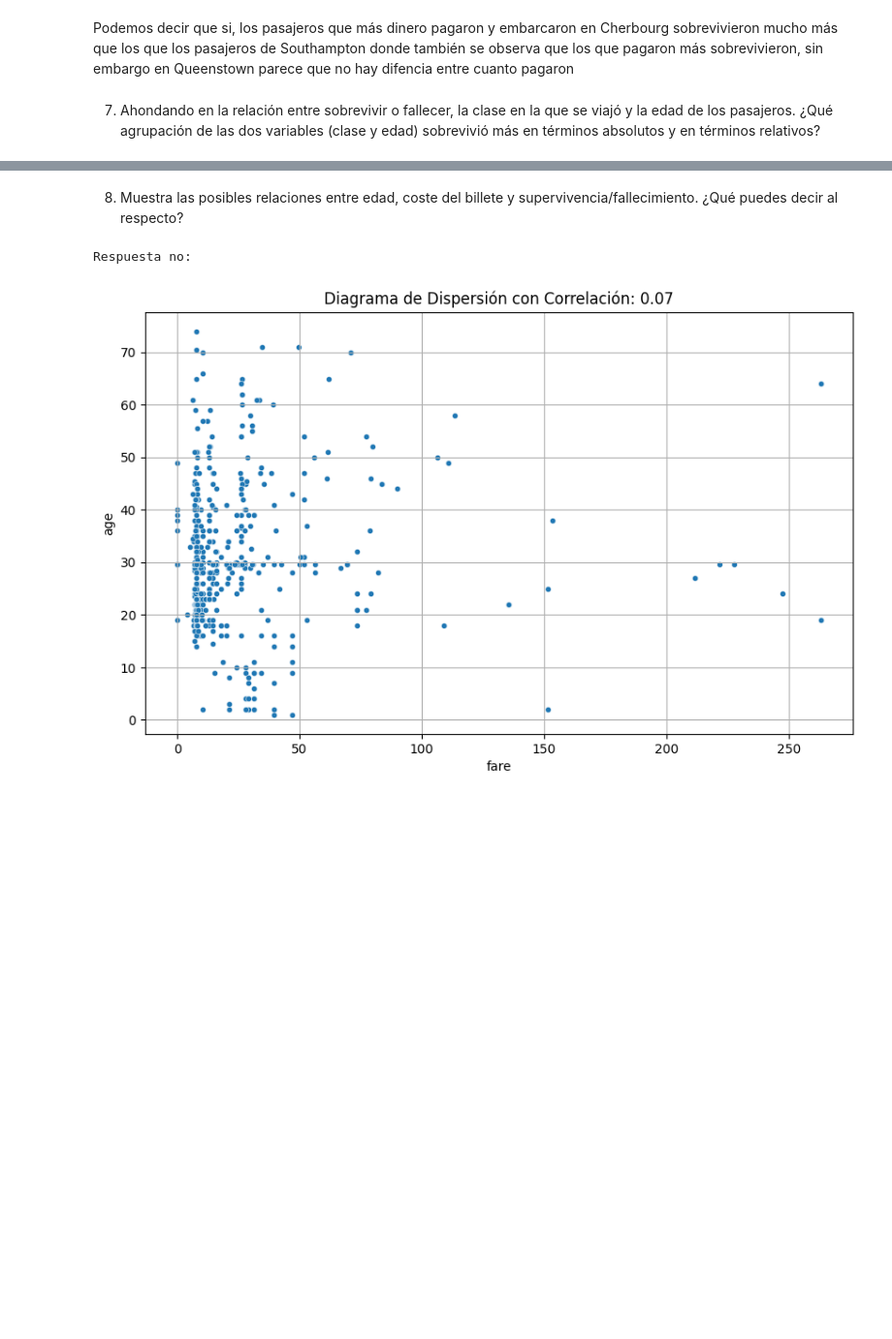
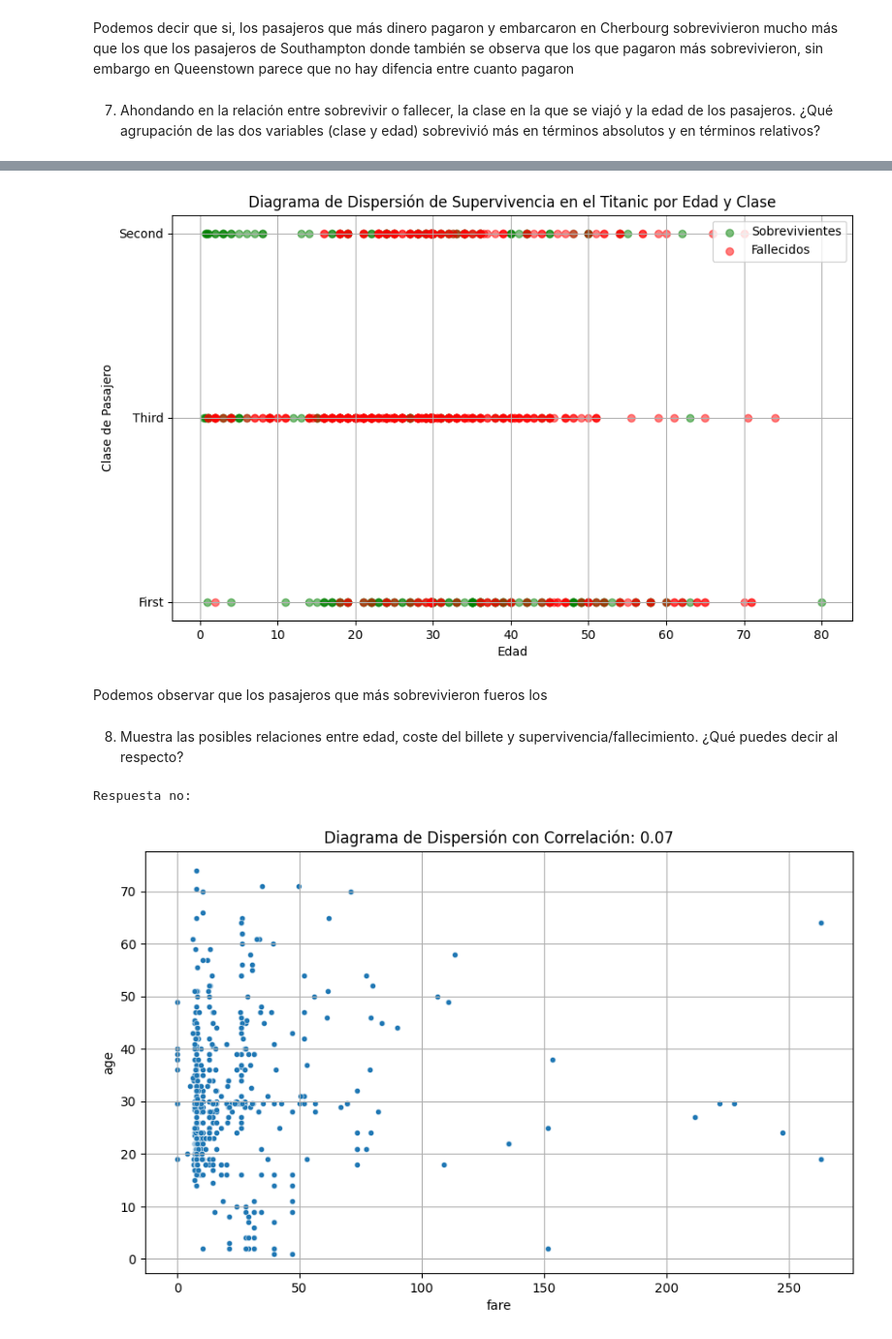
Before and after one commit to nessapatino/ONLINE_DS_THEBRIDGE_VANEPATINO, a Jupyter notebook: Sprint_07/Unidad_02/Practica_Obligatoria/18_Practica_Obligatoria_Multivariante.ipynb, the cells around one changed output, grey strips where cells are left out. Shown at 97% size. Saved outputs shown, nothing was run; the diff lists cells and outputs as text; code cells hidden in the pictures; blank space fills up the shorter version.

```diff
--- a/Sprint_07/Unidad_02/Practica_Obligatoria/18_Practica_Obligatoria_Multivariante.ipynb
+++ b/Sprint_07/Unidad_02/Practica_Obligatoria/18_Practica_Obligatoria_Multivariante.ipynb
@@ -309,3 +309,23 @@ a[(a['alive'] == 'yes') & (a['conteo'] > 1)].sort_values('conteo', ascending=Fal
+# %%
+survived = df_titanic[df_titanic['alive'] == 'yes']
+not_survived = df_titanic[df_titanic['alive'] == 'no']
+
+# Crear un diagrama de dispersión para cada clase de pasajero (usando diferentes colores)
+plt.figure(figsize=(10, 6))
+plt.scatter(survived['age'], survived['class'], label='Sobrevivientes', color='green', alpha=0.5)
+plt.scatter(not_survived['age'], not_survived['class'], label='Fallecidos', color='red', alpha=0.5)
+
+# Personalizar el gráfico
+plt.xlabel('Edad')
+plt.ylabel('Clase de Pasajero')
+plt.title('Diagrama de Dispersión de Supervivencia en el Titanic por Edad y Clase')
+plt.legend()
+plt.grid(True)
+plt.show()
+# %% [output]
+[figure, added]
+# %% [markdown]
+Podemos observar que los pasajeros que más sobrevivieron fueros los
 # %% [markdown]
 8. Muestra las posibles relaciones entre edad, coste del billete y supervivencia/fallecimiento. ¿Qué puedes decir al respecto?
 # %%
```
Also changed, not shown: parts of 3 cells of this notebook.
